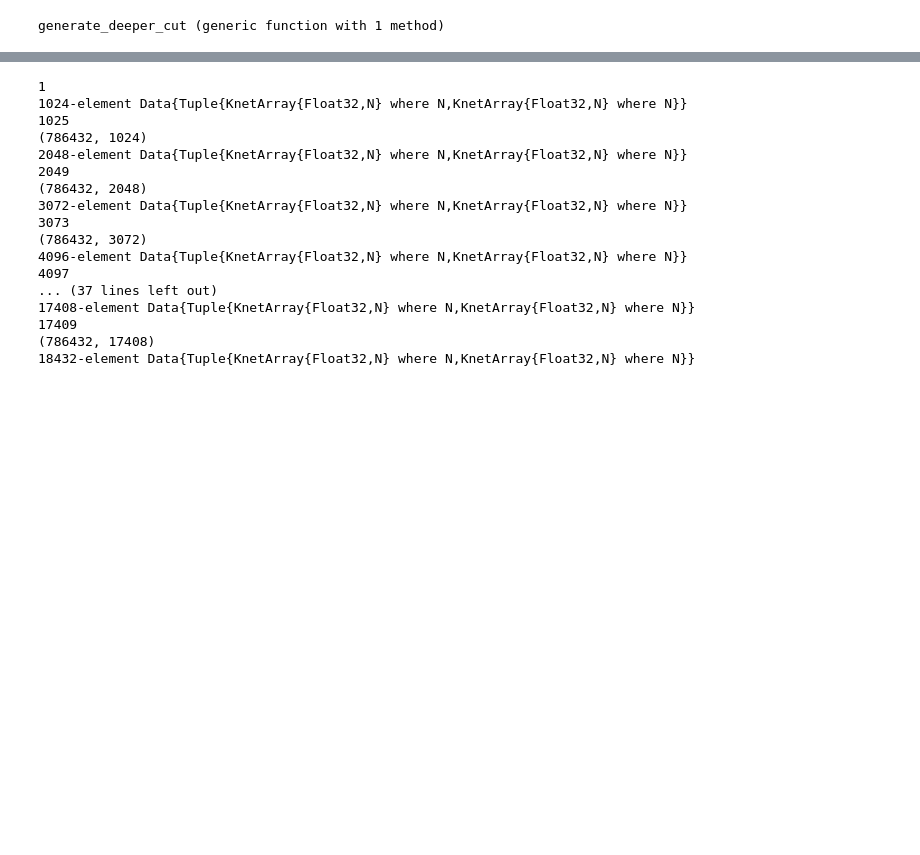
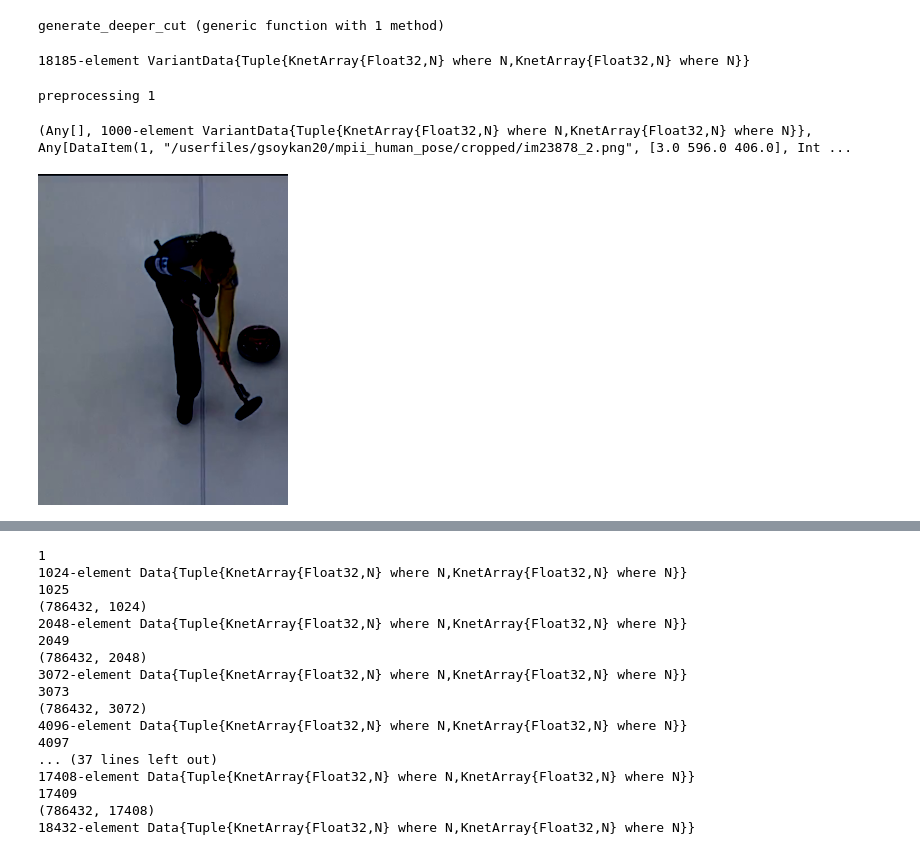
Before and after one commit to gsoykan/deepercut-replication, a Jupyter notebook: deeper-cut/mpii.trainer.ipynb, the cells around one changed output, grey strips where cells are left out. Saved outputs shown, nothing was run; the diff lists cells and outputs as text; code cells hidden in the pictures; blank space fills up the shorter version.

```diff
--- a/deeper-cut/mpii.trainer.ipynb
+++ b/deeper-cut/mpii.trainer.ipynb
@@ -17,3 +17,18 @@ include("../plots.jl")
 include("../modular.resnet.jl")
 # %% [output]
 generate_deeper_cut (generic function with 1 method)
+# %%
+dtrn_single = Knet.load("$(pre_full_path)18185_single_dtrn.jld2", "18185_single_dtrn")
+# %% [output]
+18185-element VariantData{Tuple{KnetArray{Float32,N} where N,KnetArray{Float32,N} where N}}
+# %%
+train_count = 18185
+test_count = 1000
+_, dtst_single, data_items_single = get_mpii_single_person_batches_and_data_items(; use_global_scaling = true,
+    train_size = train_count,
+    test_size = test_count,
+    fetch_only_test_batch = true
+)
+# %% [output]
+preprocessing 1
+(Any[], 1000-element VariantData{Tuple{KnetArray{Float32,N} where N,KnetArray{Float32,N} where N}}, Any[DataItem(1, "/userfiles/gsoykan20/mpii_human_pose/cropped/im23878_2.png", [3.0 596.0 406.0], Int ...
@@ -19,0 +40,6 @@ generate_deeper_cut (generic function with 1 method)
+# %%
+first_img = dtrn_single.x[1][:, :, :, 1];
+# %%
+colorview(RGB, permutedims(first_img, [3, 1, 2]))
+# %% [output]
+[figure, added]
```
Also changed, not shown: parts of 29 cells of this notebook, 15 other files.
